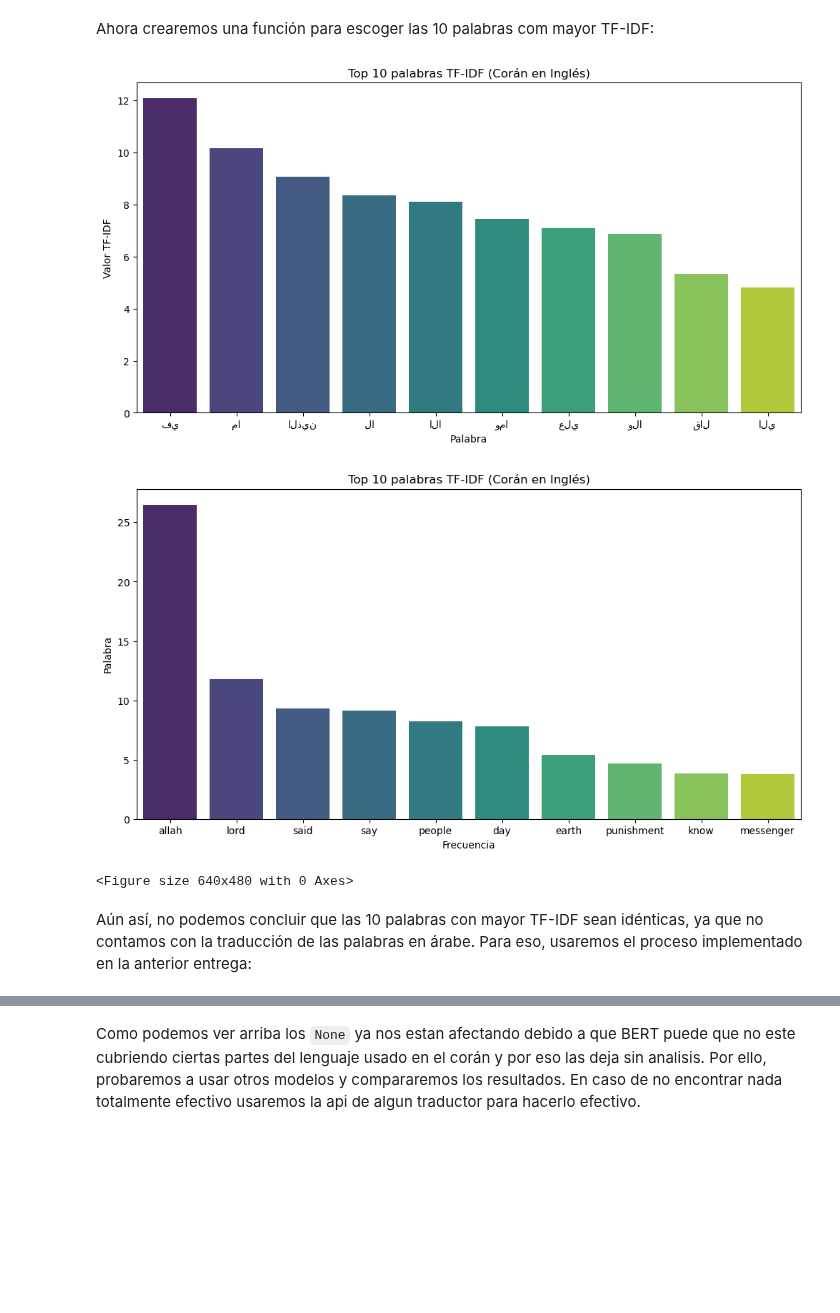
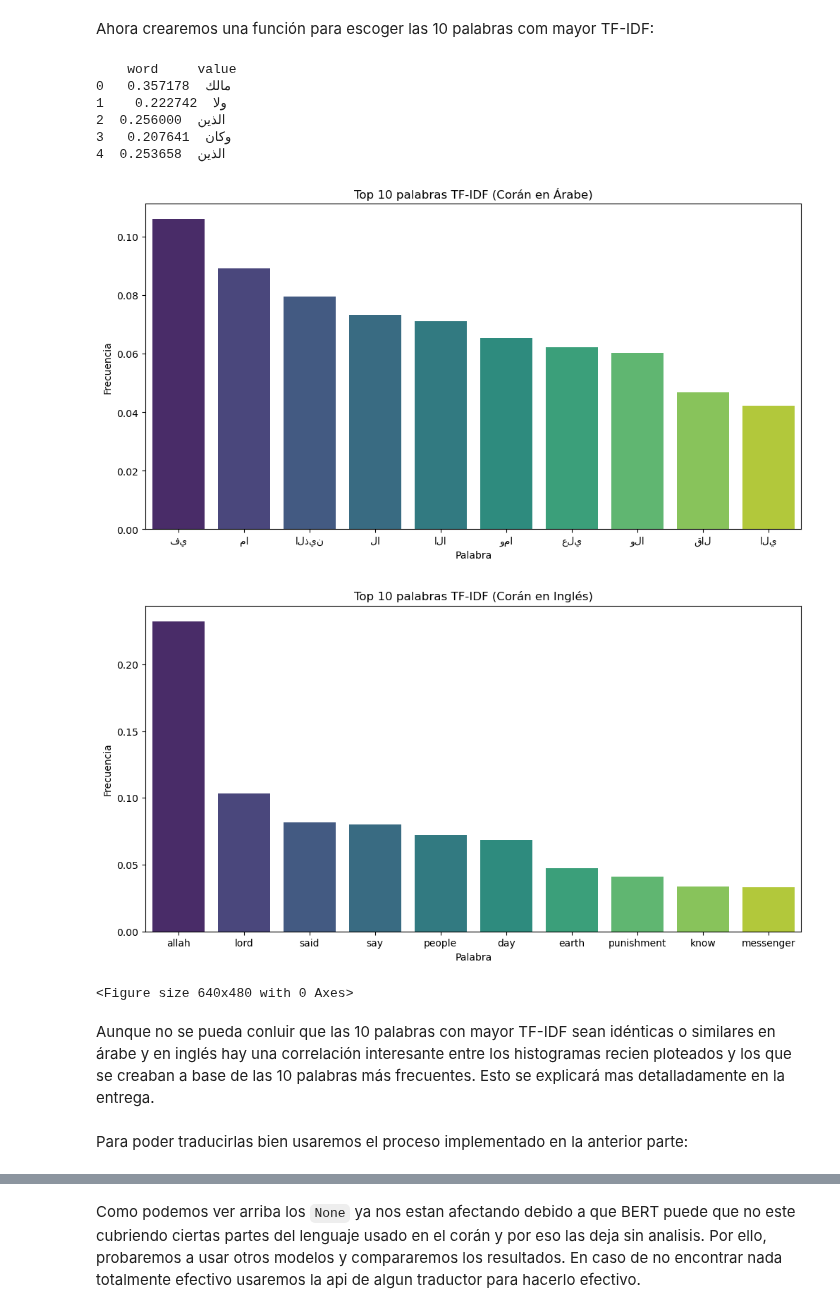
Before and after one commit to UnaiOlaiz/NLP-Group-Project, a Jupyter notebook: src/Análisis de los Datos.ipynb, the cells around one changed output, grey strips where cells are left out. Saved outputs shown, nothing was run; the diff lists cells and outputs as text; code cells hidden in the pictures; blank space fills up the shorter version.

```diff
--- a/src/Análisis de los Datos.ipynb
+++ b/src/Análisis de los Datos.ipynb
@@ -395,36 +462,62 @@ Capítulos árabe (docs): 114 | capítulos inglés (docs): 114
 # %% [markdown]
 Ahora crearemos una función para escoger las 10 palabras com mayor TF-IDF:
 # %%
-def top_10_TFIDF(X, vectorizer):
-    suma_documentos = np.array(X.sum(axis=0)).flatten()
+def top_10_TFIDF(df_tfidf):
+    """
+    Calcula las 10 palabras con mayor TF-IDF promedio en el corpus
+    a partir de un DataFrame (documentos x palabras)
+    """
+    # Promedio TF-IDF por palabra (columna)
+    suma_documentos = df_tfidf.sum(axis=0) / df_tfidf.shape[0]
+
+    # Convertir a DataFrame con columnas 'palabra' y 'tfidf'
     df = pd.DataFrame({
-        "palabra": vectorizer.get_feature_names_out(),
-        "tfidf": suma_documentos
+        "palabra": suma_documentos.index,
+        "tfidf": suma_documentos.values
     })
+
+    # Ordenar y devolver las 10 más altas
     return df.sort_values(by="tfidf", ascending=False).head(10)
 
-top_10_ar = top_10_TFIDF(X_ar, vectorizer_ar)
-top_10_eng = top_10_TFIDF(X_eng, vectorizer_eng)
+top_10_ar = top_10_TFIDF(df_tfidf_ar)
+top_10_eng = top_10_TFIDF(df_tfidf_en)
+
+#aqui obtenemos la palabra con mayor tfidf por documento
+word_doc = {}
+word_doc["word"] = df_tfidf_ar.idxmax(axis=1)
+word_doc["value"] = df_tfidf_ar.max(axis=1)
+
+word_doc_df = pd.DataFrame(word_doc)
+print(word_doc_df.head())
+# %% [output]
+    word     value
+0   مالك  0.357178
+1    ولا  0.222742
+2  الذين  0.256000
+3   وكان  0.207641
+4  الذين  0.253658
 # %%
 plt.figure(figsize=(12,6))
 sns.barplot(x=top_10_ar["palabra"], y=top_10_ar["tfidf"], palette="viridis")
-plt.title("Top 10 palabras TF-IDF (Corán en Inglés)")
+plt.title("Top 10 palabras TF-IDF (Corán en Árabe)")
 plt.xlabel("Palabra")
-plt.ylabel("Valor TF-IDF")
+plt.ylabel("Frecuencia")
 plt.show()
 
 plt.figure(figsize=(12,6))
 sns.barplot(x=top_10_eng["palabra"], y=top_10_eng["tfidf"], palette="viridis")
 plt.title("Top 10 palabras TF-IDF (Corán en Inglés)")
-plt.xlabel("Frecuencia")
-plt.ylabel("Palabra")
+plt.xlabel("Palabra")
+plt.ylabel("Frecuencia")
 plt.show()
 
 plt.tight_layout()
 plt.show()
 # %% [output]
-[figure, old version]
+[figure, new version]
-[figure, old version]
+[figure, new version]
 <Figure size 640x480 with 0 Axes>
+# %% [markdown]
+Aunque no se pueda conluir que las 10 palabras con mayor TF-IDF sean idénticas o similares en árabe y en inglés hay una correlación interesante entre los histogramas recien ploteados y los que se creaban a base de las 10 palabras más frecuentes. Esto se explicará mas detalladamente en la entrega.
 # %% [markdown]
-Aún así, no podemos concluir que las 10 palabras con mayor TF-IDF sean idénticas, ya que no contamos con la traducción de las palabras en árabe. Para eso, usaremos el proceso implementado en la anterior entrega:
+Para poder traducirlas bien usaremos el proceso implementado en la anterior parte:
```
Also changed, not shown: parts of 13 cells of this notebook.
